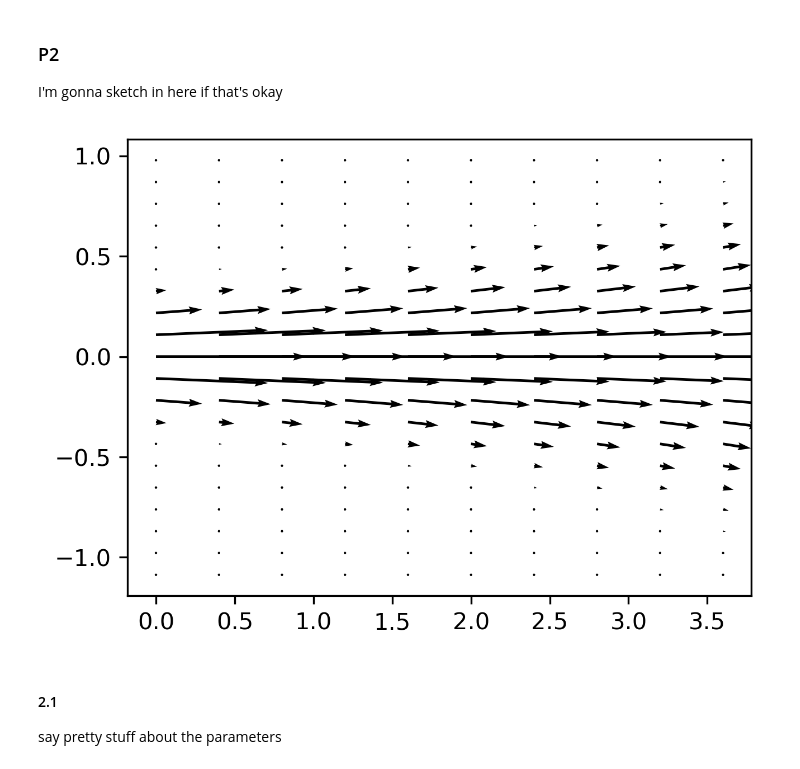
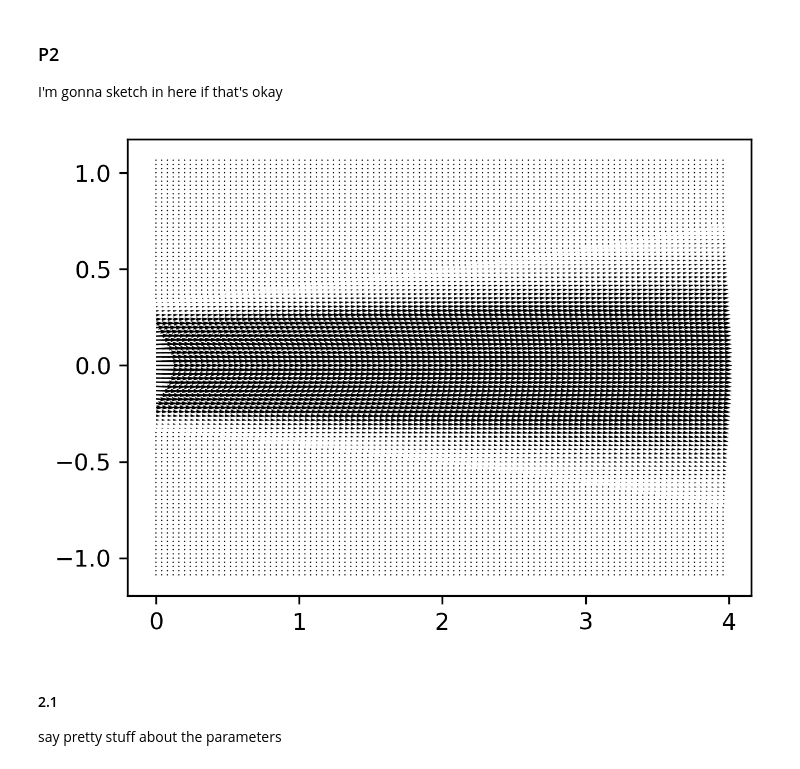
Before and after one commit to isamarcortes/Depositional_Mechanics, a Jupyter notebook: PS1.ipynb, the cells around one changed output. Drawn from its saved outputs; the diff is of its cells as text; code cells hidden in the pictures.

```diff
--- a/PS1.ipynb
+++ b/PS1.ipynb
@@ -151,32 +170,32 @@ import matplotlib.pyplot as plt;
 import math;
 # %%
 #Space parameters
-L=4;xdelta=L/10; ydelta=0.1*L*math.exp(1)/10;
+L=4; xdelta=L/100; ydelta=0.1*L*math.exp(1)/50;
 xrange=np.arange(0,L,xdelta);
 yrange=np.arange(-0.1*L*math.exp(1),0.1*L*math.exp(1),ydelta);
 omega=0.1*L*np.exp(xrange/L);
 #grid
 x,y=np.meshgrid(xrange, yrange);
 #flux parameters
 q0=0.2;
 qx=x*0;
 qy=y*0;
 #defining the flow
 for i in range(len(xrange)):
     for j in range(len(yrange)):
         # qx and qy are only defined inside the region -omega(x)<y<omega(x)
         if (-omega[i]<y[j,i])and(y[j,i]<omega[i]):
             qx[j,i]=q0*math.exp(-(x[j,i]/L))*math.exp(-(2*y[j,i]/omega[i] )**2);
             qy[j,i]=0.1*q0*math.exp(-(2*y[j,i]/omega[i] )**2)*math.sin(math.pi*y[j,i]/(2*omega[i]));
 
 #Sketch the vector field
-plt.quiver(x,y,qx,qy)
+plt.quiver(x,y,qx,qy,scale=5);
 fig = plt.gcf()
 fig.set_dpi(300)
 fig.set_size_inches([4.8,3.6])
 plt.show()
 # %% [output]
-[figure, old version]
+[figure, new version]
 # %% [markdown]
 #### 2.1
 say pretty stuff about the parameters
```
Also changed, not shown: parts of 6 cells of this notebook.
